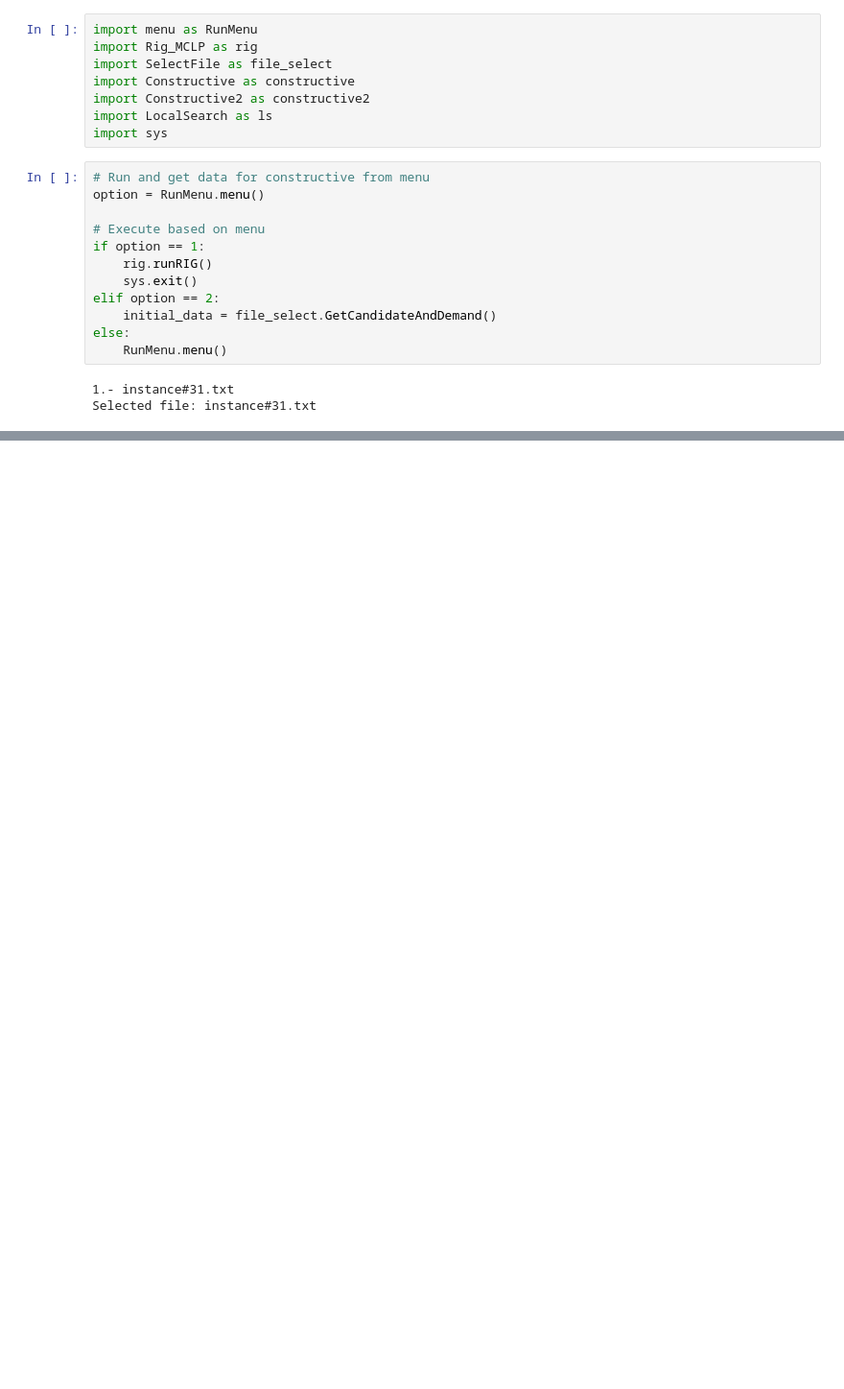
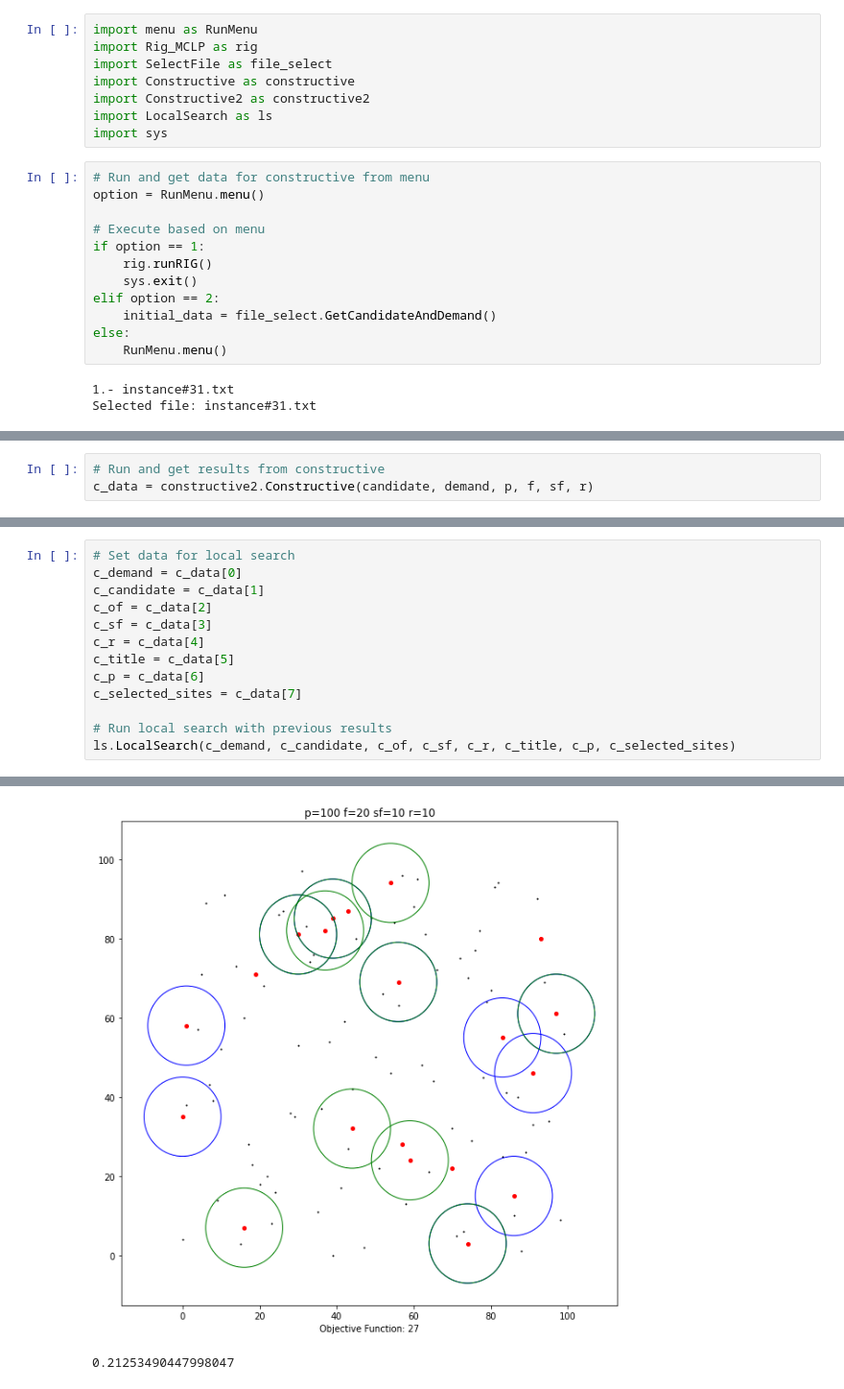
Before and after one commit to Davvii1/MCLP_TSO-Project, a Jupyter notebook: Both_Heuristics.ipynb, the cells around one changed output, grey strips where cells are left out. Shown at 96% size. Saved outputs shown, nothing was run; the diff lists cells and outputs as text; blank space fills up the shorter version.

```diff
--- a/Both_Heuristics.ipynb
+++ b/Both_Heuristics.ipynb
@@ -111,0 +76,3 @@ Solution improved
+# %%
+# Run and get results from constructive
+c_data = constructive2.Constructive(candidate, demand, p, f, sf, r)
@@ -111,0 +99,14 @@ Solution improved
+# %%
+# Set data for local search
+c_demand = c_data[0]
+c_candidate = c_data[1]
+c_of = c_data[2]
+c_sf = c_data[3]
+c_r = c_data[4]
+c_title = c_data[5]
+c_p = c_data[6]
+c_selected_sites = c_data[7]
+
+# Run local search with previous results
+ls.LocalSearch(c_demand, c_candidate, c_of, c_sf, c_r, c_title, c_p, c_selected_sites)
+# %% [output]
@@ -111,0 +130,2 @@ Solution improved
+[figure, added]
+0.21253490447998047
```
Also changed, not shown: parts of 4 cells of this notebook, 4 other files.
